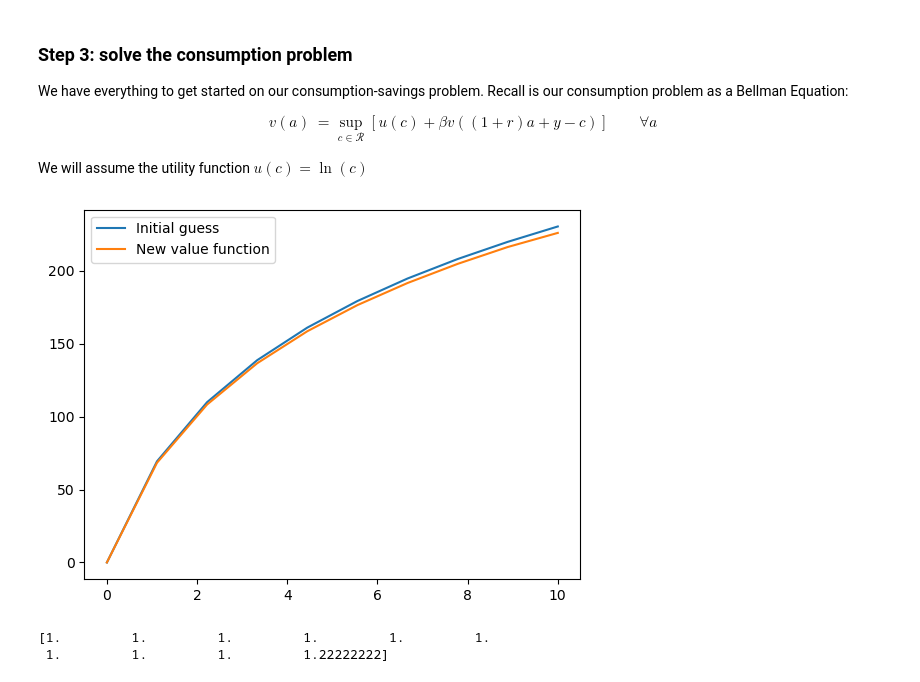
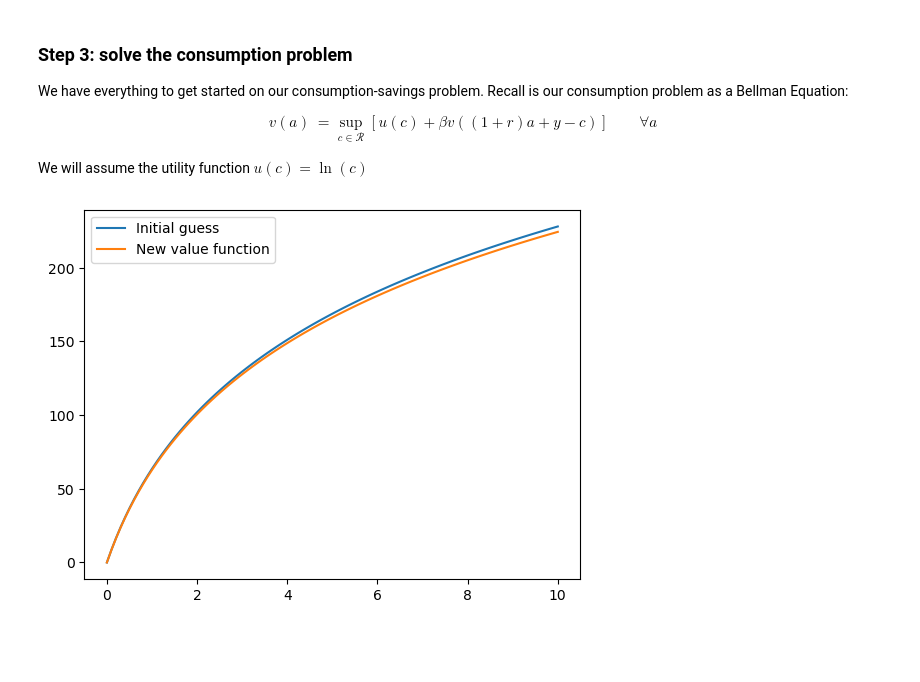
Before and after one commit to johanneswieland/281-Computational, a Jupyter notebook: Introduction/dynamicprogramming.ipynb, the cells around one changed output. Cells and saved outputs as stored; diff of their text form; code cells hidden in the pictures; blank space fills up the shorter version.

```diff
--- a/Introduction/dynamicprogramming.ipynb
+++ b/Introduction/dynamicprogramming.ipynb
@@ -211,17 +216,17 @@ We will assume the utility function $u(c) = \ln(c)$
 # %%
 # fix parameters beta, r, and y
 beta = 0.99
-r = 0.01
+r = (1/beta) - 1
 y = 1
 amin = 0
 amax = 10
-grid_size = 10
+grid_size = 100
 
 # define asset grid
 a = np.linspace(amin, amax, grid_size)
 
 # initial guess for the value function
-v_guess = np.log(np.linspace(1, 10, grid_size)) / r
+v0 = np.log(np.linspace(1, 10, grid_size)) / r
 
 # define utility function --- makes it easy to change later
 def utility(c):
@@ -229,38 +234,34 @@ def utility(c):
 
 # we need to solve for the optimal consumption choice. we will do this the complicated way now, and the much easier way later. we will try all possible consumption choices and find the one that maximizes utility.
 c_candidates = y + np.linspace(0, 2, 100)
 
 # matrix that holds a' given c_candidates and a
 # Note: columns are a, and rows are c_candidates.
 # np.newaxis is used to make sure the dimensions are correct
 # Python automatically expands the dimensions of a and c_candidates to make the matrix operation work
 a_prime_candidates = (1+r)*a[np.newaxis, :] + y - c_candidates[:, np.newaxis]
 
 # interpolate value function at a' given c_candidates
 # np.interp interpolates on the columns (last dimension) of a_prime_candidates
 # want to penalize deviations outside the grid, so we use large negative values as a fill value
-v_prime_candidates = np.interp(a_prime_candidates, a, v_guess)
+f_interp = interp1d(a, v0, kind='linear', bounds_error=False, fill_value='extrapolate')
+v_prime_candidates = f_interp(a_prime_candidates)
 
 # calculate utility for all possible consumption choices
 utility_values = utility(c_candidates[:, np.newaxis]) + beta * v_prime_candidates
 
 # find the consumption choice that maximizes utility
 c_index = np.argmax(utility_values, axis=0)
 c = c_candidates[c_index]
 v_prime = np.max(utility_values, axis=0)
 
 # new value function
 v_new = utility(c) + beta * v_prime
 
 # plot initial and new value function
-plt.plot(a, v_guess, label='Initial guess')
+plt.plot(a, v0, label='Initial guess')
 plt.plot(a, v_new, label='New value function')
 plt.legend()
 plt.show()
 # %% [output]
-[figure, old version]
+[figure, new version]
-# %%
-print(c)
-# %% [output]
-[1.         1.         1.         1.         1.         1.
- 1.         1.         1.         1.22222222]
```
Also changed, not shown: parts of 3 cells of this notebook.
